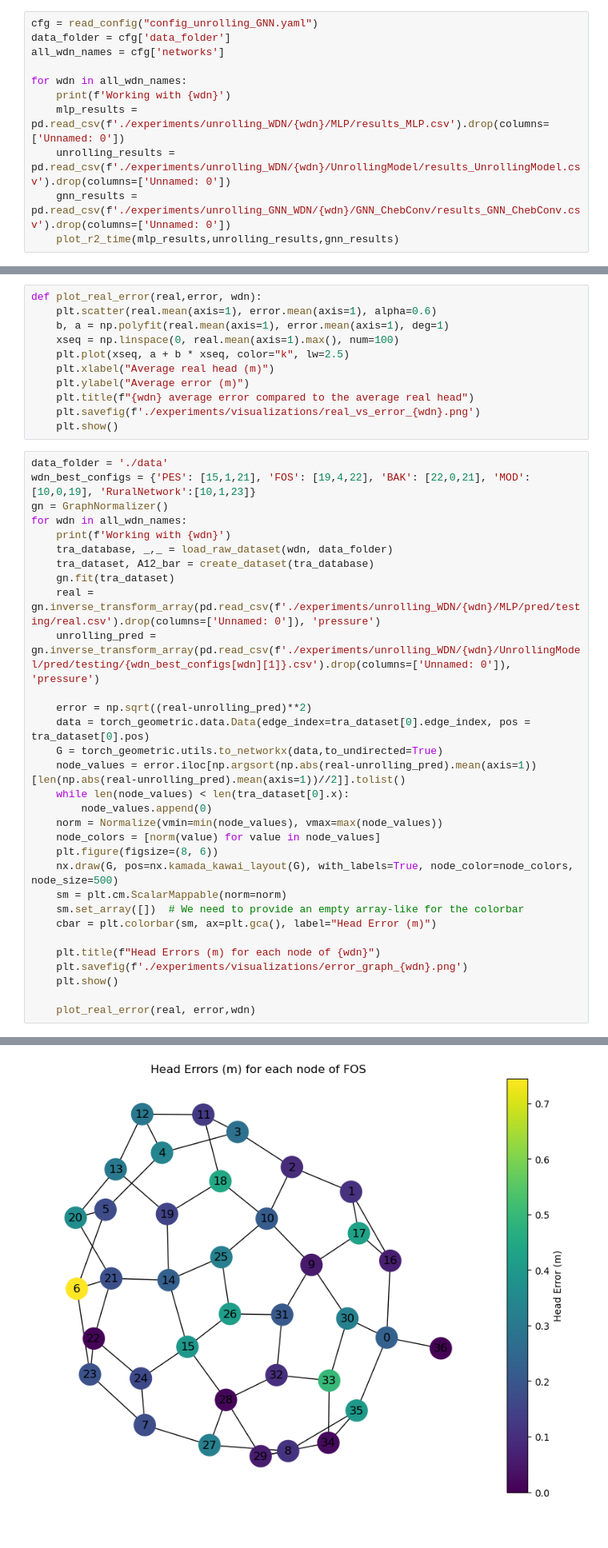
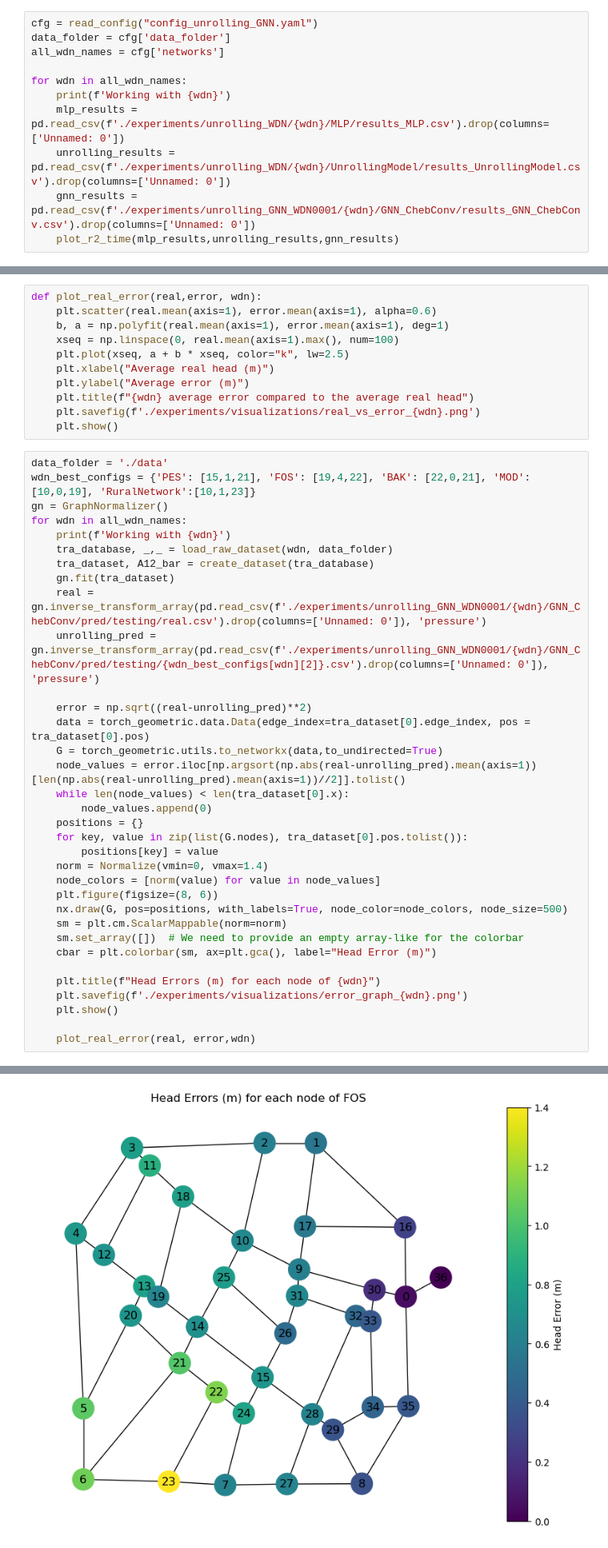
Before and after one commit to albertsolaroca/GGANet, a Jupyter notebook: main_unrolling/visualizations.ipynb, the cells around one changed output, grey strips where cells are left out. Shown: that part at 80% size. Saved outputs shown, nothing was run; the diff lists cells and outputs as text.

Commit message:
Updates for results

```diff
--- a/main_unrolling/visualizations.ipynb
+++ b/main_unrolling/visualizations.ipynb
@@ -58,7 +58,7 @@ for wdn in all_wdn_names:
 	print(f'Working with {wdn}')
 	mlp_results = pd.read_csv(f'./experiments/unrolling_WDN/{wdn}/MLP/results_MLP.csv').drop(columns=['Unnamed: 0'])
 	unrolling_results =  pd.read_csv(f'./experiments/unrolling_WDN/{wdn}/UnrollingModel/results_UnrollingModel.csv').drop(columns=['Unnamed: 0'])
-	gnn_results =  pd.read_csv(f'./experiments/unrolling_GNN_WDN/{wdn}/GNN_ChebConv/results_GNN_ChebConv.csv').drop(columns=['Unnamed: 0'])
+	gnn_results =  pd.read_csv(f'./experiments/unrolling_GNN_WDN0001/{wdn}/GNN_ChebConv/results_GNN_ChebConv.csv').drop(columns=['Unnamed: 0'])
 	plot_r2_time(mlp_results,unrolling_results,gnn_results)
 # %% [output]
 Working with FOS
@@ -373,34 +373,37 @@ def plot_real_error(real,error, wdn):
 # %%
 data_folder = './data'
 wdn_best_configs = {'PES': [15,1,21], 'FOS': [19,4,22], 'BAK': [22,0,21], 'MOD': [10,0,19], 'RuralNetwork':[10,1,23]}
 gn = GraphNormalizer()
 for wdn in all_wdn_names:
 	print(f'Working with {wdn}')
 	tra_database, _,_ = load_raw_dataset(wdn, data_folder)
 	tra_dataset, A12_bar = create_dataset(tra_database)
 	gn.fit(tra_dataset)
-	real = gn.inverse_transform_array(pd.read_csv(f'./experiments/unrolling_WDN/{wdn}/MLP/pred/testing/real.csv').drop(columns=['Unnamed: 0']), 'pressure')
-	unrolling_pred = gn.inverse_transform_array(pd.read_csv(f'./experiments/unrolling_WDN/{wdn}/UnrollingModel/pred/testing/{wdn_best_configs[wdn][1]}.csv').drop(columns=['Unnamed: 0']), 'pressure')
+	real = gn.inverse_transform_array(pd.read_csv(f'./experiments/unrolling_GNN_WDN0001/{wdn}/GNN_ChebConv/pred/testing/real.csv').drop(columns=['Unnamed: 0']), 'pressure')
+	unrolling_pred = gn.inverse_transform_array(pd.read_csv(f'./experiments/unrolling_GNN_WDN0001/{wdn}/GNN_ChebConv/pred/testing/{wdn_best_configs[wdn][2]}.csv').drop(columns=['Unnamed: 0']), 'pressure')
 
 	error = np.sqrt((real-unrolling_pred)**2)
 	data = torch_geometric.data.Data(edge_index=tra_dataset[0].edge_index, pos = tra_dataset[0].pos)
 	G = torch_geometric.utils.to_networkx(data,to_undirected=True)
 	node_values = error.iloc[np.argsort(np.abs(real-unrolling_pred).mean(axis=1))[len(np.abs(real-unrolling_pred).mean(axis=1))//2]].tolist()
 	while len(node_values) < len(tra_dataset[0].x):
 		node_values.append(0)
-	norm = Normalize(vmin=min(node_values), vmax=max(node_values))
+	positions = {}
+	for key, value in zip(list(G.nodes), tra_dataset[0].pos.tolist()):
+		positions[key] = value
+	norm = Normalize(vmin=0, vmax=1.4)
 	node_colors = [norm(value) for value in node_values]
 	plt.figure(figsize=(8, 6))
-	nx.draw(G, pos=nx.kamada_kawai_layout(G), with_labels=True, node_color=node_colors, node_size=500)
+	nx.draw(G, pos=positions, with_labels=True, node_color=node_colors, node_size=500)
 	sm = plt.cm.ScalarMappable(norm=norm)
 	sm.set_array([])  # We need to provide an empty array-like for the colorbar
 	cbar = plt.colorbar(sm, ax=plt.gca(), label="Head Error (m)")
 
 	plt.title(f"Head Errors (m) for each node of {wdn}")
 	plt.savefig(f'./experiments/visualizations/error_graph_{wdn}.png')
 	plt.show()
 
 	plot_real_error(real, error,wdn)
 # %% [output]
 Working with FOS
-[figure, old version]
+[figure, new version]
```
Also changed, not shown: parts of 3 cells of this notebook, 2 other files.
